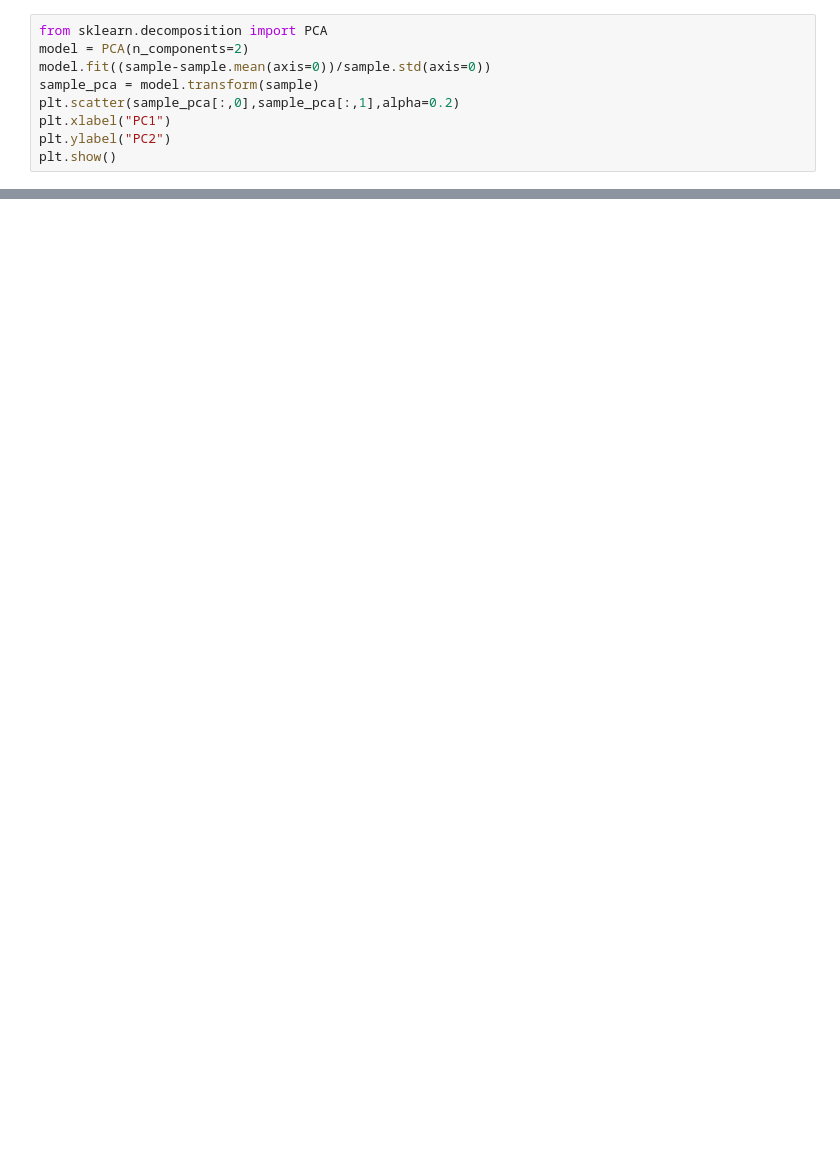
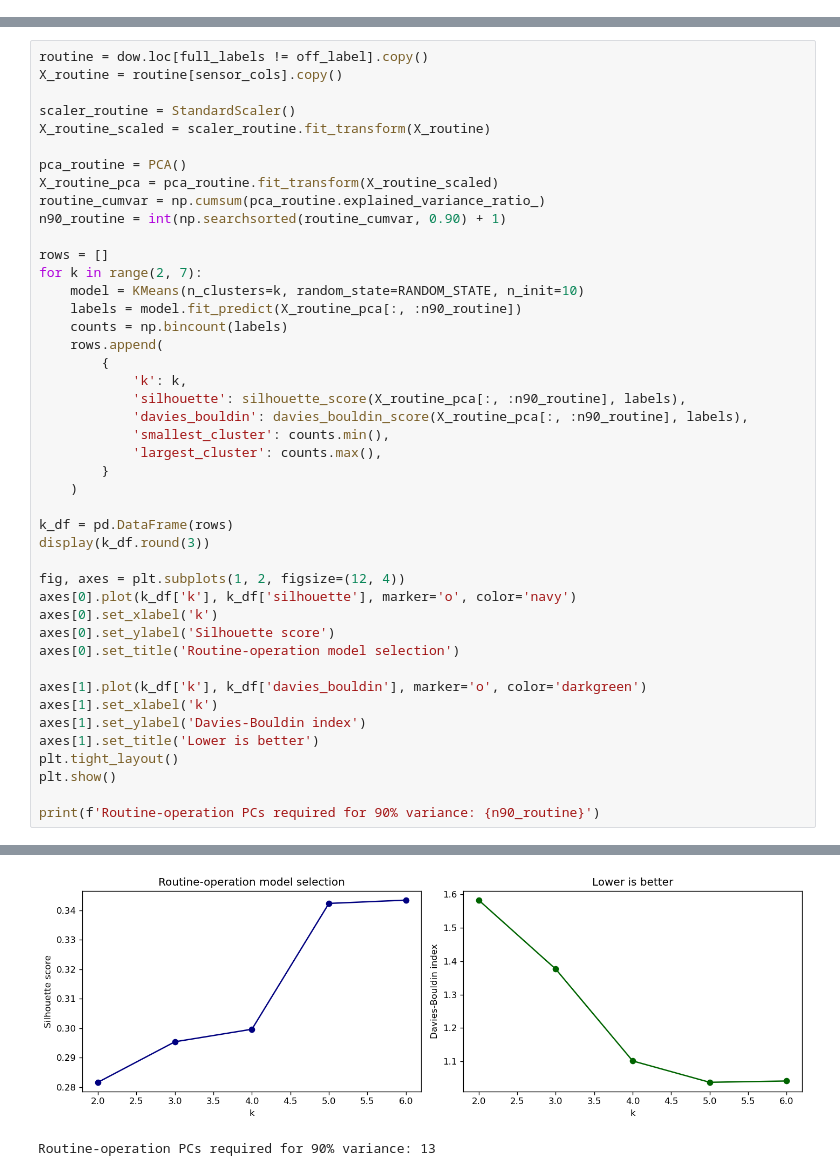
Before and after one commit to SECQUOIA/PU_CHE597_S2025, a Jupyter notebook: 21-EoA_Clustering/Elements_of_Data_Analysis.ipynb, the cells around one changed output, grey strips where cells are left out. Cells and saved outputs as stored; diff of their text form; blank space fills up the shorter version.

Commit message:
Rewrite Lecture 21 as a Dow clustering case study

```diff
--- a/21-EoA_Clustering/Elements_of_Data_Analysis.ipynb
+++ b/21-EoA_Clustering/Elements_of_Data_Analysis.ipynb
@@ -585,9 +16,0 @@ PC1 variance fraction: 0.941, PC2: 0.059
-# %%
-from sklearn.decomposition import PCA
-model = PCA(n_components=2)
-model.fit((sample-sample.mean(axis=0))/sample.std(axis=0))
-sample_pca = model.transform(sample)
-plt.scatter(sample_pca[:,0],sample_pca[:,1],alpha=0.2)
-plt.xlabel("PC1")
-plt.ylabel("PC2")
-plt.show()
@@ -816,0 +330,45 @@ The printed counts show how many samples are flagged as outliers vs regular oper
+# %%
+routine = dow.loc[full_labels != off_label].copy()
+X_routine = routine[sensor_cols].copy()
+
+scaler_routine = StandardScaler()
+X_routine_scaled = scaler_routine.fit_transform(X_routine)
+
+pca_routine = PCA()
+X_routine_pca = pca_routine.fit_transform(X_routine_scaled)
+routine_cumvar = np.cumsum(pca_routine.explained_variance_ratio_)
+n90_routine = int(np.searchsorted(routine_cumvar, 0.90) + 1)
+
+rows = []
+for k in range(2, 7):
+    model = KMeans(n_clusters=k, random_state=RANDOM_STATE, n_init=10)
+    labels = model.fit_predict(X_routine_pca[:, :n90_routine])
+    counts = np.bincount(labels)
+    rows.append(
+        {
+            'k': k,
+            'silhouette': silhouette_score(X_routine_pca[:, :n90_routine], labels),
+            'davies_bouldin': davies_bouldin_score(X_routine_pca[:, :n90_routine], labels),
+            'smallest_cluster': counts.min(),
+            'largest_cluster': counts.max(),
+        }
+    )
+
+k_df = pd.DataFrame(rows)
+display(k_df.round(3))
+
+fig, axes = plt.subplots(1, 2, figsize=(12, 4))
+axes[0].plot(k_df['k'], k_df['silhouette'], marker='o', color='navy')
+axes[0].set_xlabel('k')
+axes[0].set_ylabel('Silhouette score')
+axes[0].set_title('Routine-operation model selection')
+
+axes[1].plot(k_df['k'], k_df['davies_bouldin'], marker='o', color='darkgreen')
+axes[1].set_xlabel('k')
+axes[1].set_ylabel('Davies-Bouldin index')
+axes[1].set_title('Lower is better')
+plt.tight_layout()
+plt.show()
+
+print(f'Routine-operation PCs required for 90% variance: {n90_routine}')
+# %% [output]
@@ -816,0 +381,2 @@ The printed counts show how many samples are flagged as outliers vs regular oper
+[figure, added]
+Routine-operation PCs required for 90% variance: 13
```
Also changed, not shown: parts of 100 cells of this notebook.
